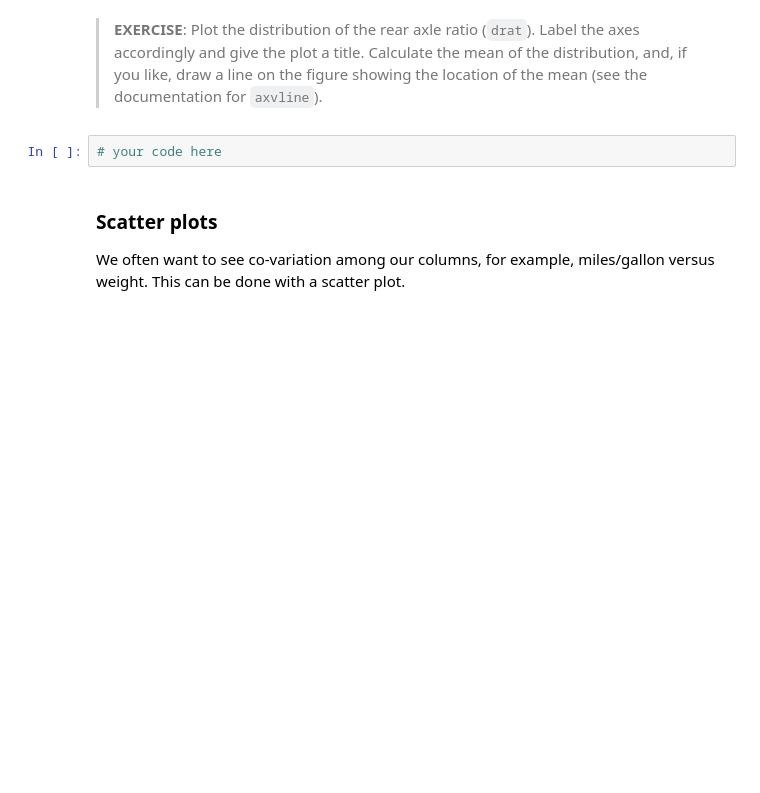
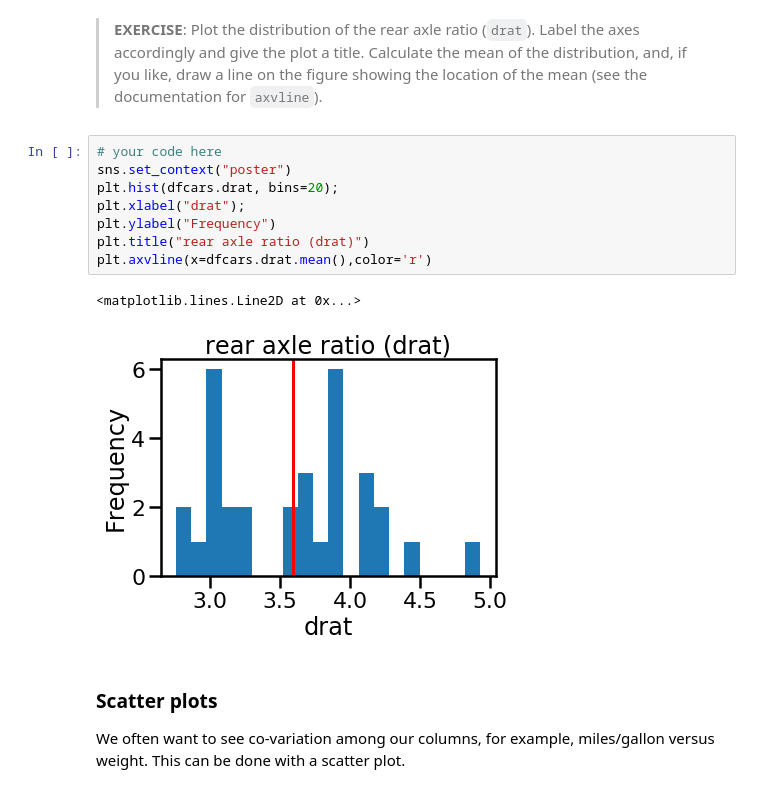
Before and after one commit to mohammad0alfares/EDA, a Jupyter notebook: Labs/intro-py.ipynb, the cells around one changed output. Cells and saved outputs as stored; diff of their text form; blank space fills up the shorter version.

```diff
--- a/Labs/intro-py.ipynb
+++ b/Labs/intro-py.ipynb
@@ -968,8 +1006,17 @@ plt.title("Miles per Gallon");
 Check out the documentation for even more options!
 # %% [markdown]
 >**EXERCISE**: Plot the distribution of the rear axle ratio (`drat`).  Label the axes accordingly and give the plot a title.    Calculate the mean of the distribution, and, if you like, draw a line on the figure showing the location of the mean (see the documentation for `axvline`).
-# %%
-# your code here
+# %%
+# your code here
+sns.set_context("poster")
+plt.hist(dfcars.drat, bins=20);
+plt.xlabel("drat");
+plt.ylabel("Frequency")
+plt.title("rear axle ratio (drat)")
+plt.axvline(x=dfcars.drat.mean(),color='r')
+# %% [output]
+<matplotlib.lines.Line2D at 0x...>
+[figure, added]
 # %% [markdown]
 ### Scatter plots
 We often want to see co-variation among our columns, for example, miles/gallon versus weight.  This can be done with a scatter plot.
```
Also changed, not shown: parts of 14 cells of this notebook.
